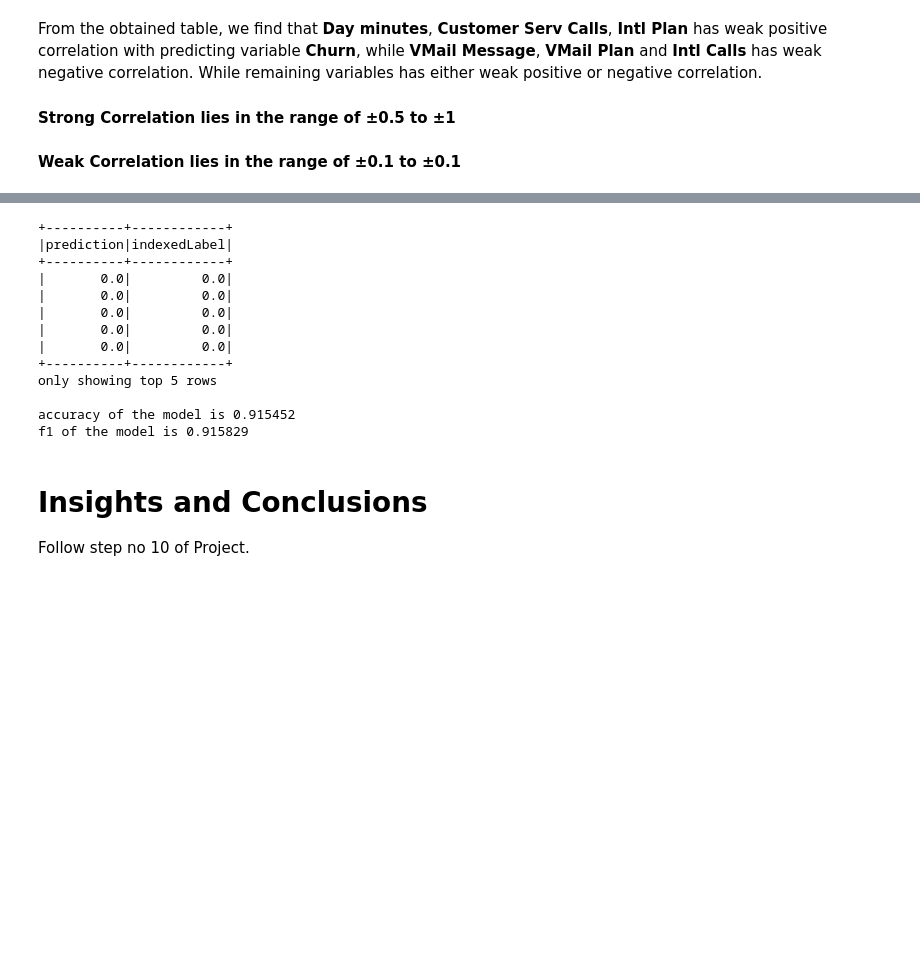
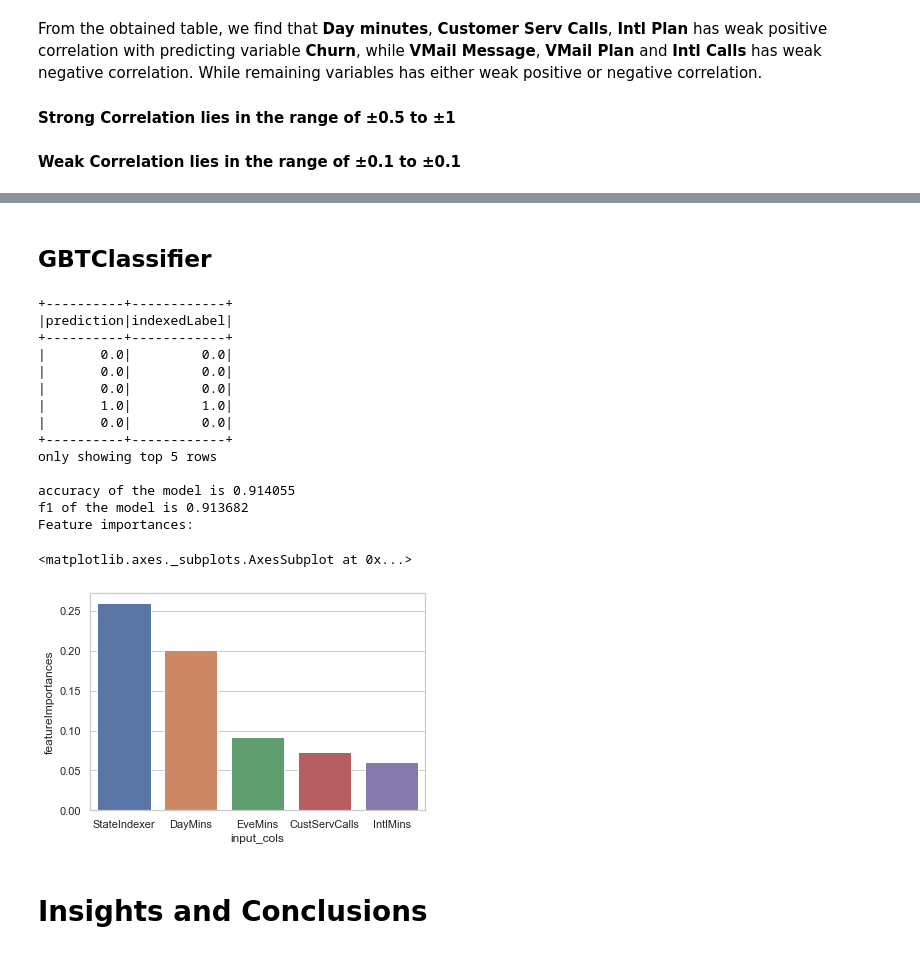
Before and after one commit to saianil58/ML-with-SPARK, a Jupyter notebook: Churn Classification Spark.ipynb, the cells around one changed output, grey strips where cells are left out. Saved outputs shown, nothing was run; the diff lists cells and outputs as text; code cells hidden in the pictures; blank space fills up the shorter version.

```diff
--- a/Churn Classification Spark.ipynb
+++ b/Churn Classification Spark.ipynb
@@ -521,3 +575,5 @@ f1 of the model is 0.904312
+# %% [markdown]
+## GBTClassifier
 # %%
 from pyspark.ml import Pipeline
 from pyspark.ml.classification import GBTClassifier
@@ -564,37 +620,66 @@ model = pipeline.fit(trainingData)
 
 # Make predictions.
 predictions = model.transform(testData)
 
 # Select example rows to display.
 predictions.select("prediction", "indexedLabel").show(5)
 
 # # Select (prediction, true label) and compute test error
 evaluator = MulticlassClassificationEvaluator(labelCol="indexedLabel",
                                               predictionCol="prediction",
                                               metricName="accuracy")
 accuracy = evaluator.evaluate(predictions)
 print("accuracy of the model is %g " % (accuracy))
 
 evaluator = MulticlassClassificationEvaluator(labelCol="indexedLabel",
                                               predictionCol="prediction",
                                               metricName="f1")
 f1 = evaluator.evaluate(predictions)
 print("f1 of the model is %g " % (f1))
+
+
+print("Feature importances:" )
+
+#get an empty list and add the featureImportances scores
+Ftr_imp = []
+for x in model.stages[4].featureImportances:
+    Ftr_imp.append(x)
+
+# get all input colum names for plotting purposesabs
+inp_cols = [
+    'AccountLength', 'VMailMessage', 'DayMins', 'EveMins', 'NightMins',
+    'IntlMins', 'CustServCalls', 'IntlPlan', 'VMailPlan', 'DayCalls',
+    'DayCharge', 'EveCalls', 'EveCharge', 'NightCalls', 'NightCharge',
+    'IntlCalls', 'IntlCharge', 'AreaCode', 'StateIndexer'
+]
+
+#combine both lists into a dataframe
+d = {'input_cols': inp_cols, 'featureImportances': Ftr_imp}
+fi_df = ks.DataFrame(d)
+
+#sort the values in descendign order
+fi_df.sort_values(by='featureImportances', ascending=False, inplace=True)
+
+# Plot top5 important features
+sns.barplot(x='input_cols',
+            y='featureImportances',
+            data=fi_df.head(5).to_pandas())
 # %% [output]
 +----------+------------+
 |prediction|indexedLabel|
 +----------+------------+
 |       0.0|         0.0|
 |       0.0|         0.0|
 |       0.0|         0.0|
-|       0.0|         0.0|
+|       1.0|         1.0|
 |       0.0|         0.0|
 +----------+------------+
 only showing top 5 rows
 
-accuracy of the model is 0.915452
-f1 of the model is 0.915829
+accuracy of the model is 0.914055
+f1 of the model is 0.913682
+Feature importances:
+<matplotlib.axes._subplots.AxesSubplot at 0x...>
+[figure, added]
 # %% [markdown]
 # Insights and Conclusions
-
-Follow step no 10 of Project.
```
Also changed, not shown: parts of 25 cells of this notebook.
